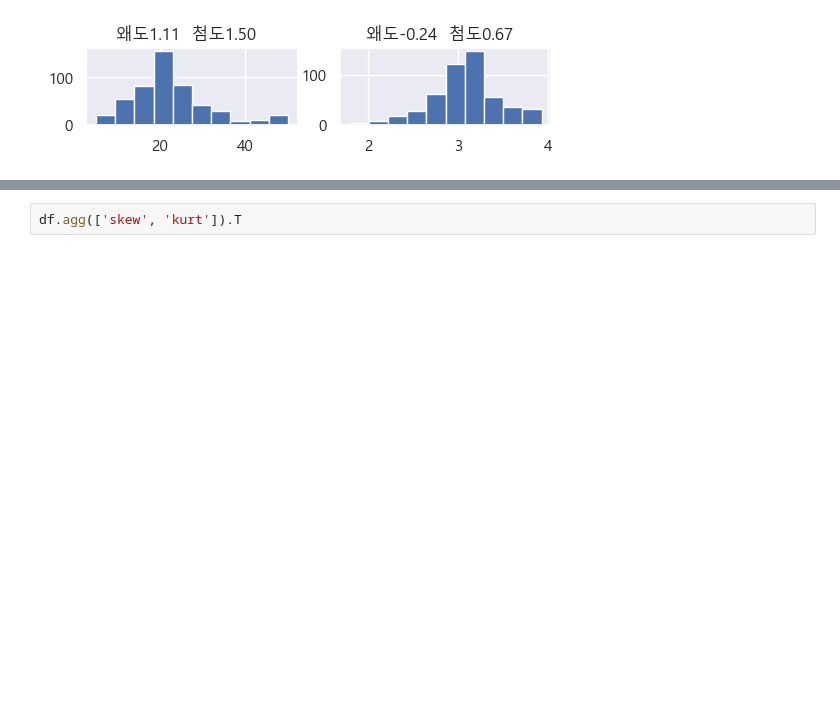
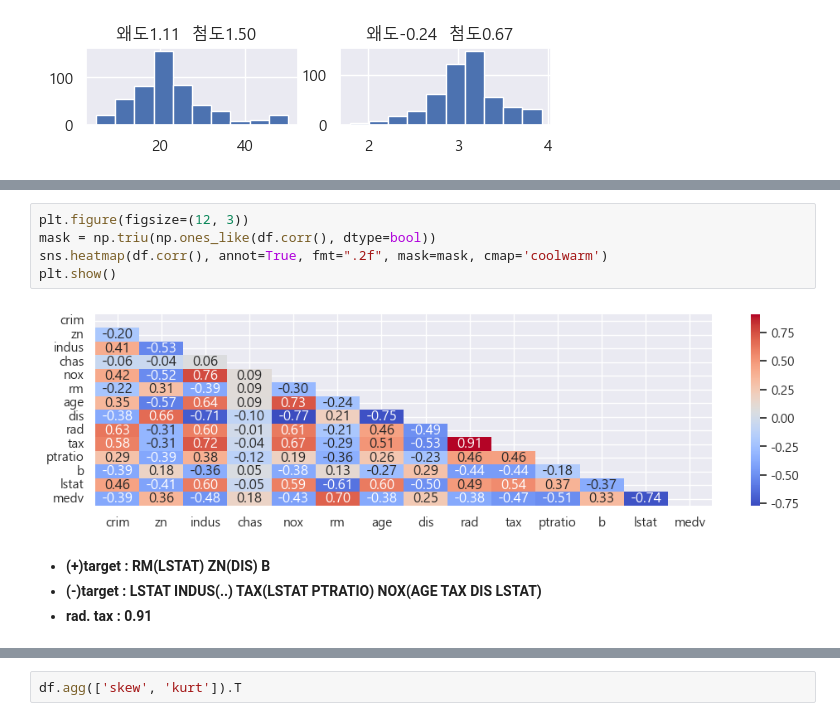
Before and after one commit to Kwonym0814/AIotDataAnalysis, a Jupyter notebook: workspace_python/ml/lec6 선형회귀.ipynb, the cells around one changed output, grey strips where cells are left out. Cells and saved outputs as stored; diff of their text form; blank space fills up the shorter version.

```diff
--- a/workspace_python/ml/lec6 선형회귀.ipynb
+++ b/workspace_python/ml/lec6 선형회귀.ipynb
@@ -122,0 +247,11 @@ plt.show()
+# %%
+plt.figure(figsize=(12, 3))
+mask = np.triu(np.ones_like(df.corr(), dtype=bool))
+sns.heatmap(df.corr(), annot=True, fmt=".2f", mask=mask, cmap='coolwarm')
+plt.show()
+# %% [output]
+[figure, added]
+# %% [markdown]
+* <b>(+)target : RM(LSTAT) ZN(DIS) B
+* <b>(-)target : LSTAT INDUS(..) TAX(LSTAT PTRATIO) NOX(AGE TAX DIS LSTAT)
+* <b>rad. tax : 0.91
```
Also changed, not shown: parts of 19 cells of this notebook.
